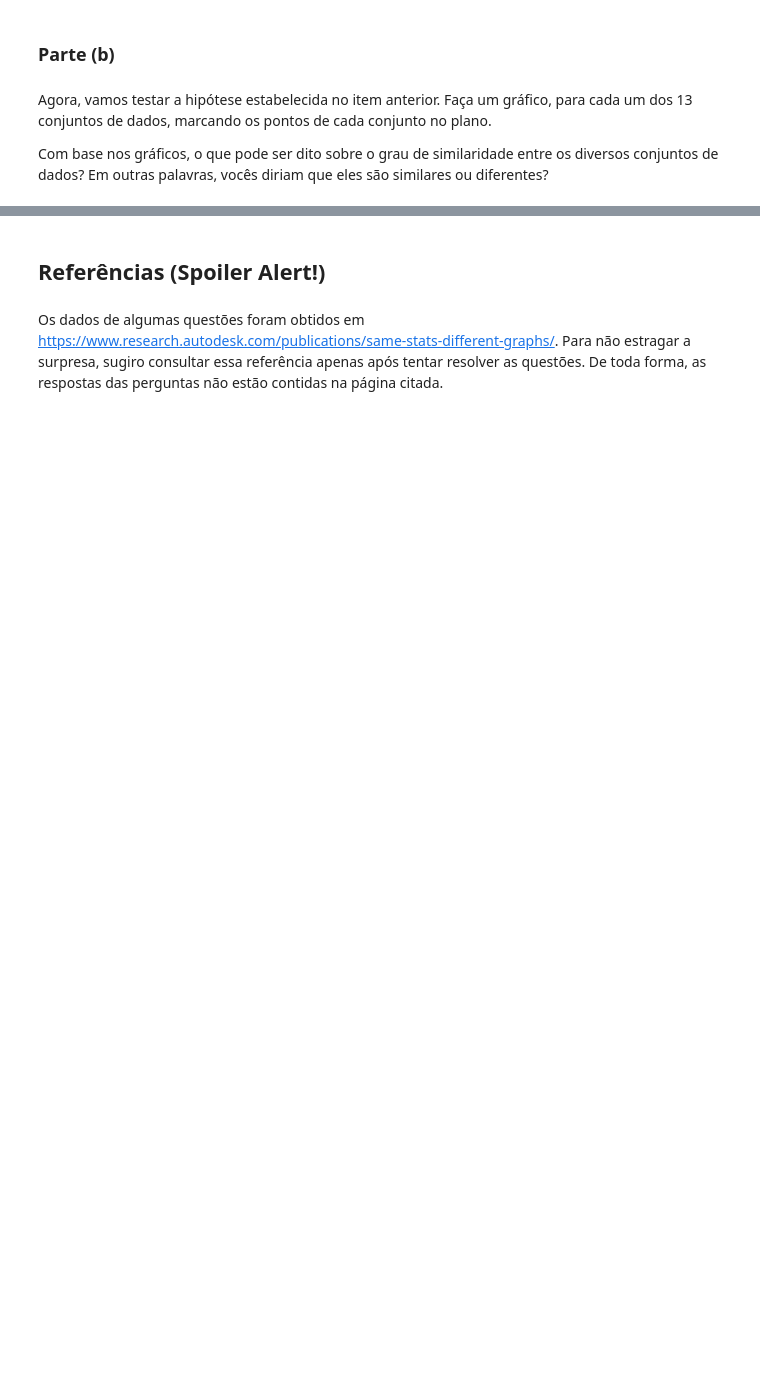
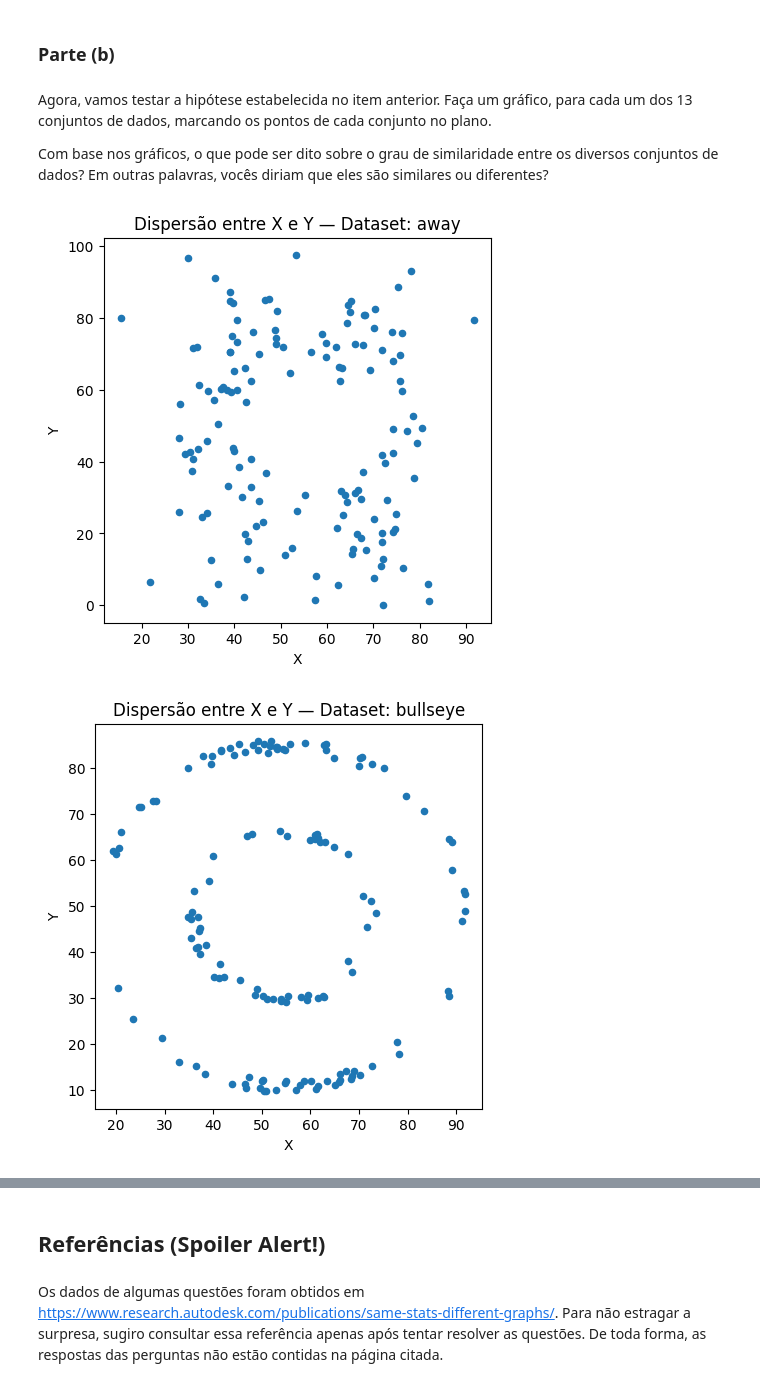
Before and after one commit to falconeee/CD-2025-2, a Jupyter notebook: lista_01.ipynb, the cells around one changed output, grey strips where cells are left out. Saved outputs shown, nothing was run; the diff lists cells and outputs as text; code cells hidden in the pictures; blank space fills up the shorter version.

```diff
--- a/lista_01.ipynb
+++ b/lista_01.ipynb
@@ -446,3 +477,5 @@ Para cada um dos 13 conjuntos de dados disponível no arquivo, calule e imprima:
 Com base nos valores observados, formule uma hipótese sobre o grau de similaridade entre os diversos conjuntos de dados. Em outras palavras, vocês diriam que eles são similares ou diferentes?
 
 **Observação:** tente modularizar seu código e utilizar os recursos do `Pandas`, por exemplo, `groupby`.
+# %%
+dataset_groups = df_dados_q5.groupby('dataset')
@@ -452,3 +557,19 @@ Com base nos valores observados, formule uma hipótese sobre o grau de similarid
 Agora, vamos testar a hipótese estabelecida no item anterior. Faça um gráfico, para cada um dos 13 conjuntos de dados, marcando os pontos de cada conjunto no plano.
 
 Com base nos gráficos, o que pode ser dito sobre o grau de similaridade entre os diversos conjuntos de dados? Em outras palavras, vocês diriam que eles são similares ou diferentes?
+# %%
+for dataset_name, group in dataset_groups:
+    ax = group.plot(
+        x='x', y='y',
+        kind='scatter',
+        title=f'Dispersão entre X e Y — Dataset: {dataset_name}',
+        figsize=(5, 5),
+        sharex=False,
+        sharey=False
+    )
+    ax.set_xlabel('X')
+    ax.set_ylabel('Y')
+    plt.show()
+# %% [output]
+[figure, added]
+[figure, added]
```
Also changed, not shown: parts of 15 cells of this notebook.
